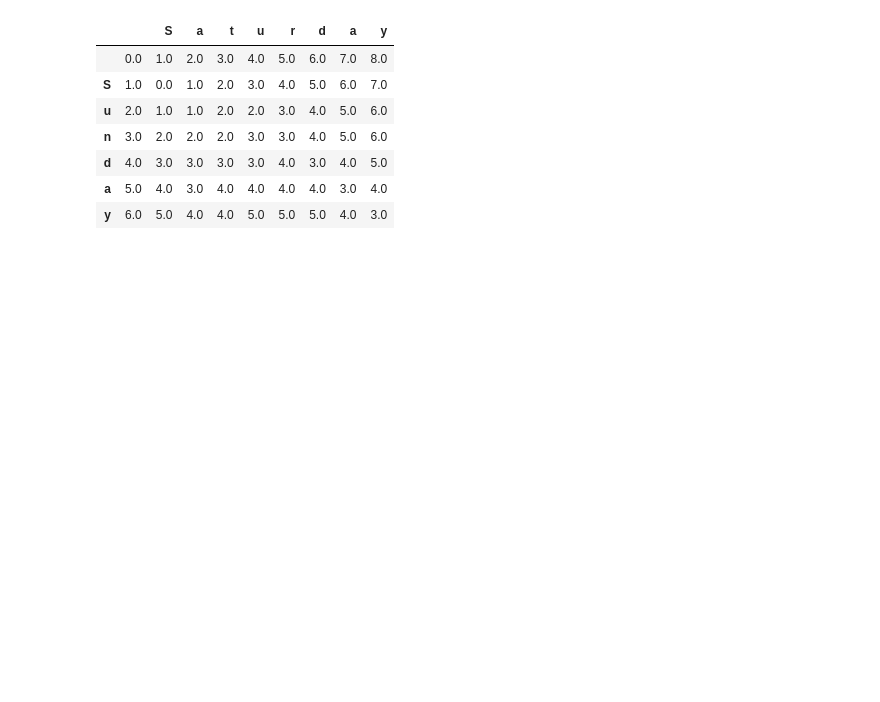
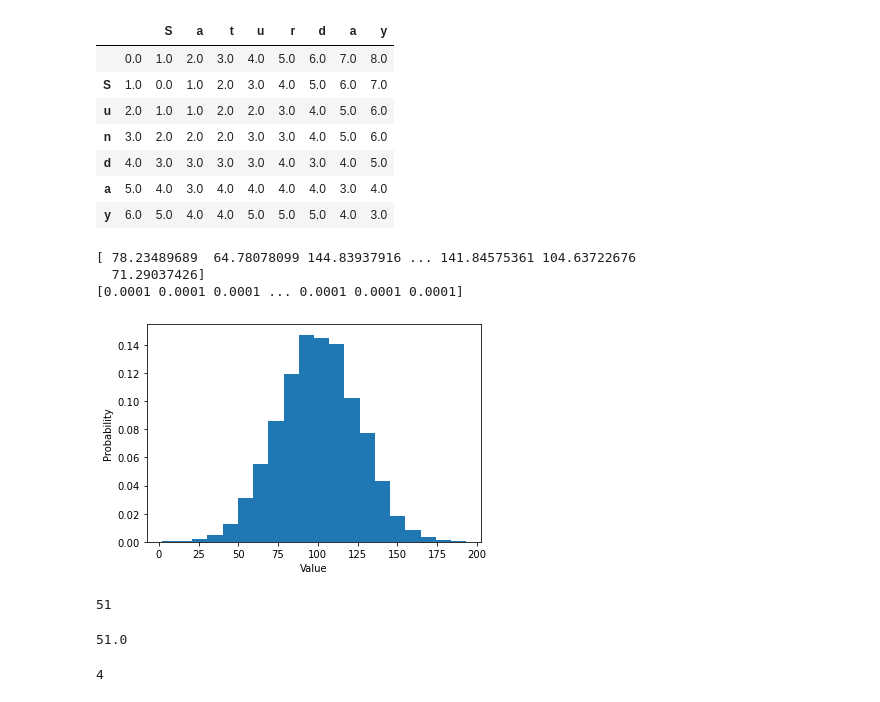
Before and after one commit to JEFFTIMES/pyprac, a Jupyter notebook: data-structure-and-algorithm/grokking-algorithms.ipynb, the cells around one changed output. Saved outputs shown, nothing was run; the diff lists cells and outputs as text; code cells hidden in the pictures; blank space fills up the shorter version.

```diff
--- a/data-structure-and-algorithm/grokking-algorithms.ipynb
+++ b/data-structure-and-algorithm/grokking-algorithms.ipynb
@@ -1836,3 +1836,21 @@ pd.DataFrame(D,index=list(' '+s1), columns=list(' '+s2))
 | d | 4.0 | 3.0 | 3.0 | 3.0 | 3.0 | 4.0 | 3.0 | 4.0 | 5.0 |
 | a | 5.0 | 4.0 | 3.0 | 4.0 | 4.0 | 4.0 | 4.0 | 3.0 | 4.0 |
 | y | 6.0 | 5.0 | 4.0 | 4.0 | 5.0 | 5.0 | 5.0 | 4.0 | 3.0 |
+# %%
+import numpy as np
+from numpy.random import normal, uniform
+import matplotlib.pyplot as plt
+%matplotlib inline
+normal_distribution = normal(size=10000) *25 + 100
+print(normal_distribution)
+weights = np.ones_like(normal_distribution) / len(normal_distribution)
+print(weights)
+plt.hist(normal_distribution, bins=20, weights=weights)
+plt.xlabel("Value")
+plt.ylabel("Probability")
+plt.show()
+# %% [output]
+[ 78.23489689  64.78078099 144.83937916 ... 141.84575361 104.63722676
+  71.29037426]
+[0.0001 0.0001 0.0001 ... 0.0001 0.0001 0.0001]
+[figure, added]
@@ -1838,0 +1860,16 @@ pd.DataFrame(D,index=list(' '+s1), columns=list(' '+s2))
+# %%
+sorted_array[250]
+# %% [output]
+51
+# %%
+np.median(sorted_array)
+# %% [output]
+51.0
+# %%
+count =0
+for e in arr:
+  if e == 51.0:
+    count +=1
+print(count)
+# %% [output]
+4
```
Also changed, not shown: parts of 14 cells of this notebook, 7 other files.
